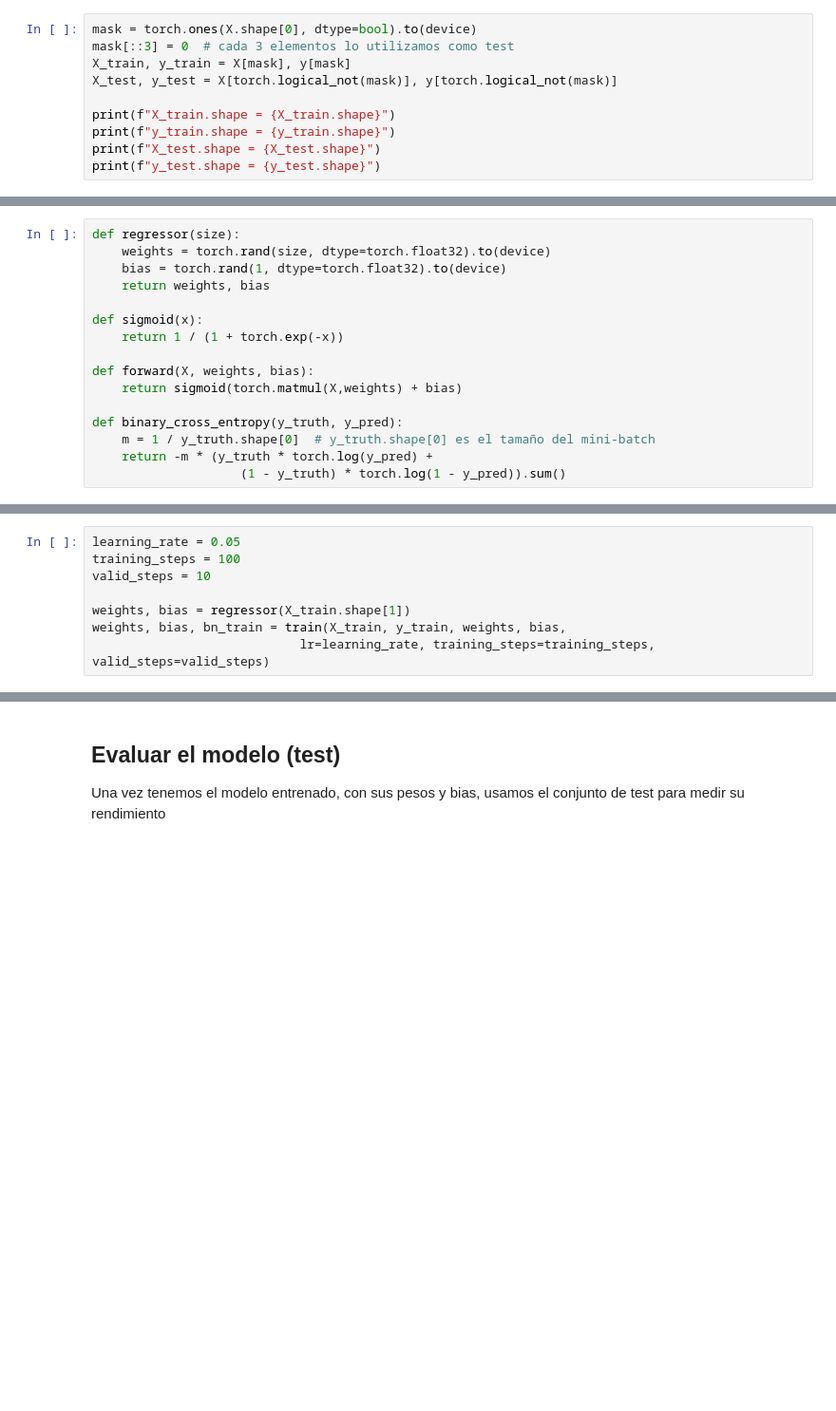
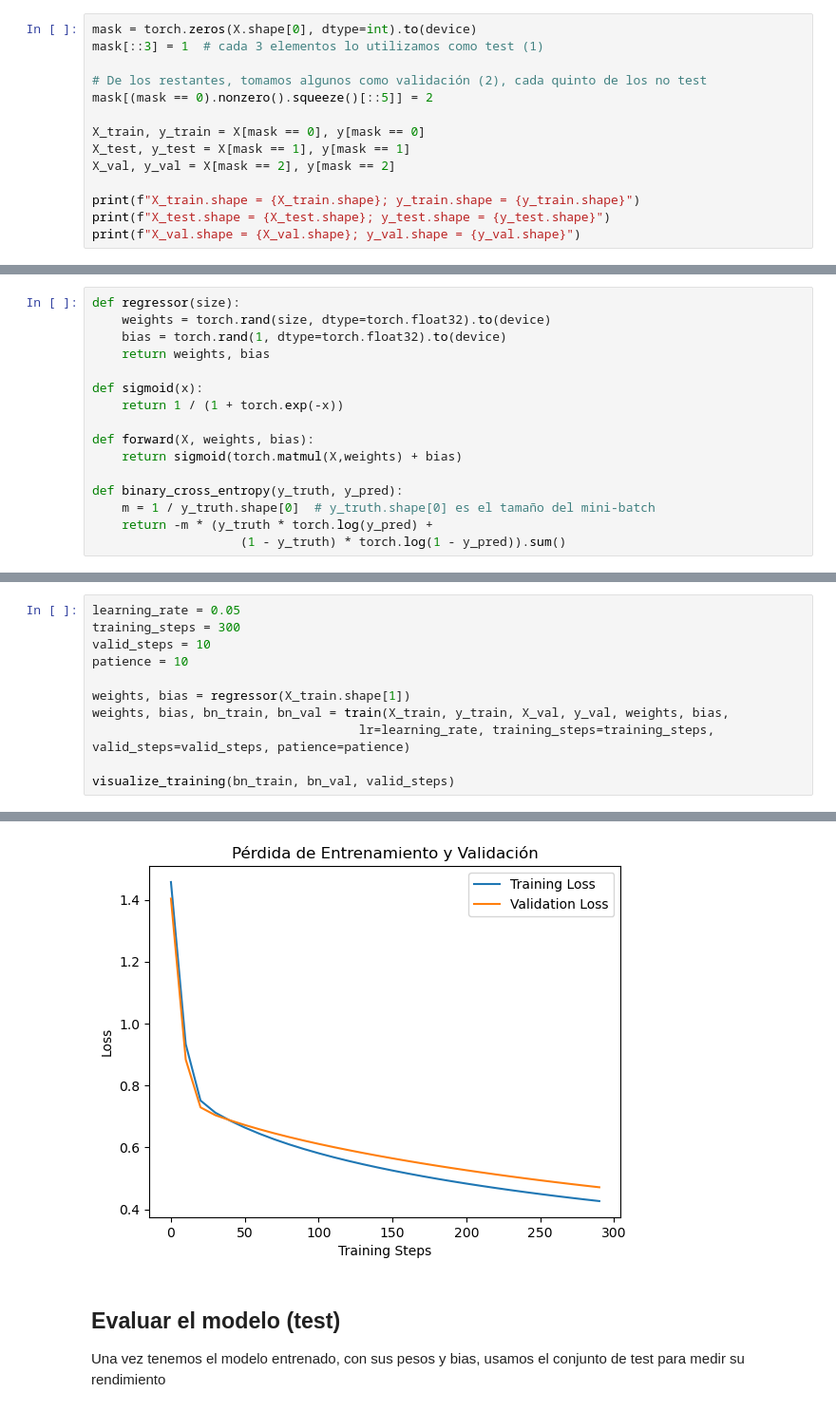
Before and after one commit to multivacs/intro-nn, a Jupyter notebook: notebooks/1_regresor.ipynb, the cells around one changed output, grey strips where cells are left out. Shown at 95% size. Saved outputs shown, nothing was run; the diff lists cells and outputs as text; blank space fills up the shorter version.

```diff
--- a/notebooks/1_regresor.ipynb
+++ b/notebooks/1_regresor.ipynb
@@ -93,10 +109,14 @@ Para hacer la división crearemos una máscara poniendo a 0 aquellas muestras de
 # %%
-mask = torch.ones(X.shape[0], dtype=bool).to(device)
-mask[::3] = 0  # cada 3 elementos lo utilizamos como test
-X_train, y_train = X[mask], y[mask]
-X_test, y_test = X[torch.logical_not(mask)], y[torch.logical_not(mask)]
+mask = torch.zeros(X.shape[0], dtype=int).to(device)
+mask[::3] = 1  # cada 3 elementos lo utilizamos como test (1)
 
-print(f"X_train.shape = {X_train.shape}")
-print(f"y_train.shape = {y_train.shape}")
-print(f"X_test.shape = {X_test.shape}")
-print(f"y_test.shape = {y_test.shape}")
+# De los restantes, tomamos algunos como validación (2), cada quinto de los no test
+mask[(mask == 0).nonzero().squeeze()[::5]] = 2
+
+X_train, y_train = X[mask == 0], y[mask == 0]
+X_test, y_test = X[mask == 1], y[mask == 1]
+X_val, y_val = X[mask == 2], y[mask == 2]
+
+print(f"X_train.shape = {X_train.shape}; y_train.shape = {y_train.shape}")
+print(f"X_test.shape = {X_test.shape}; y_test.shape = {y_test.shape}")
+print(f"X_val.shape = {X_val.shape}; y_val.shape = {y_val.shape}")
@@ -164,8 +230,12 @@ def train(X, y_truth, weights, bias, lr=0.01, training_steps=1000, valid_steps=1
 # %%
 learning_rate = 0.05
-training_steps = 100
+training_steps = 300
 valid_steps = 10
+patience = 10
 
 weights, bias = regressor(X_train.shape[1])
-weights, bias, bn_train = train(X_train, y_train, weights, bias,
-                            lr=learning_rate, training_steps=training_steps, valid_steps=valid_steps)
+weights, bias, bn_train, bn_val = train(X_train, y_train, X_val, y_val, weights, bias,
+                                    lr=learning_rate, training_steps=training_steps, valid_steps=valid_steps, patience=patience)
+
+visualize_training(bn_train, bn_val, valid_steps)
+# %% [output]
@@ -172,3 +259,4 @@ weights, bias, bn_train = train(X_train, y_train, weights, bias,
+[figure, added]
 # %% [markdown]
 ## Evaluar el modelo (test)
 
```
Also changed, not shown: parts of 9 cells of this notebook.
